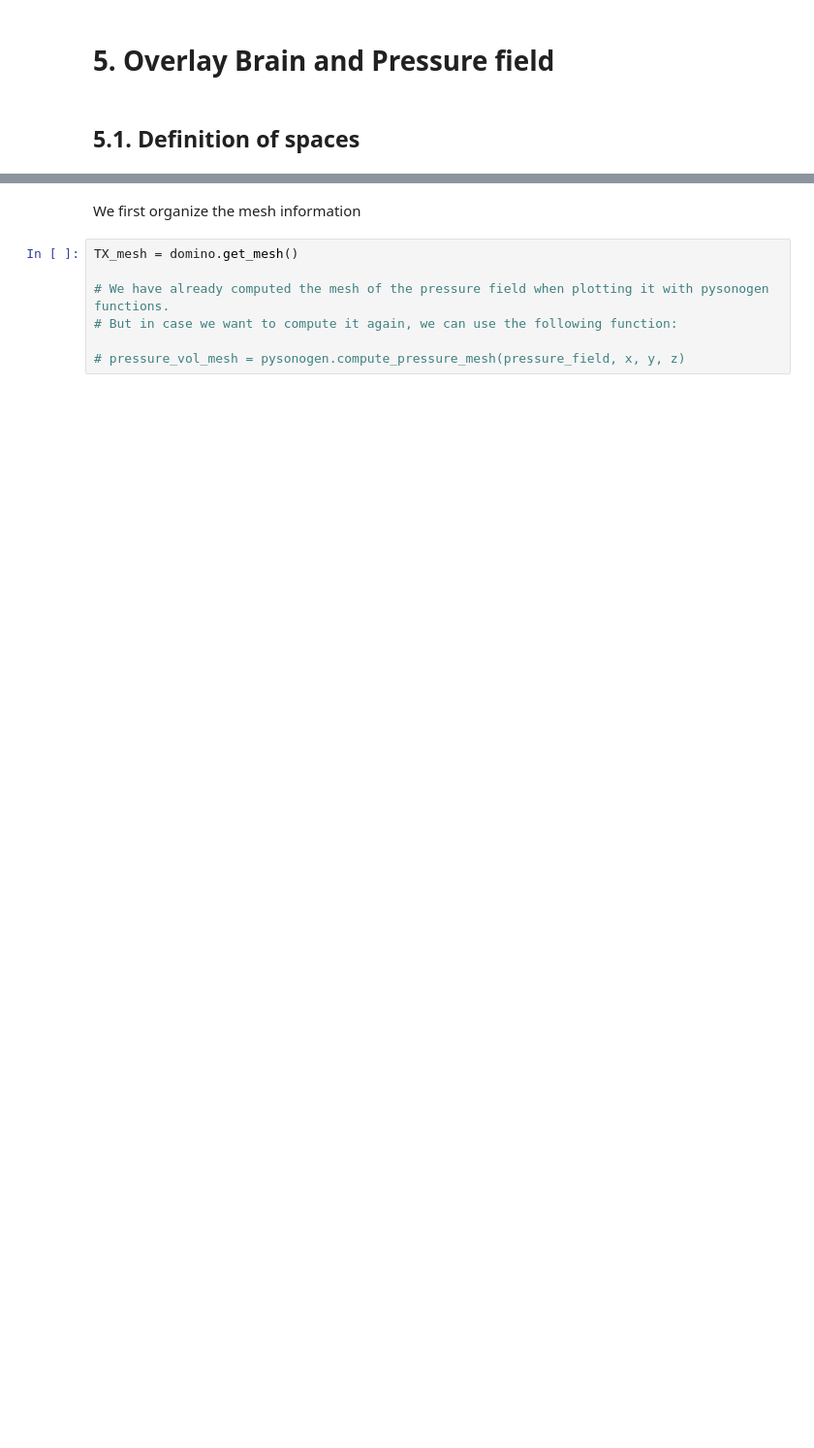
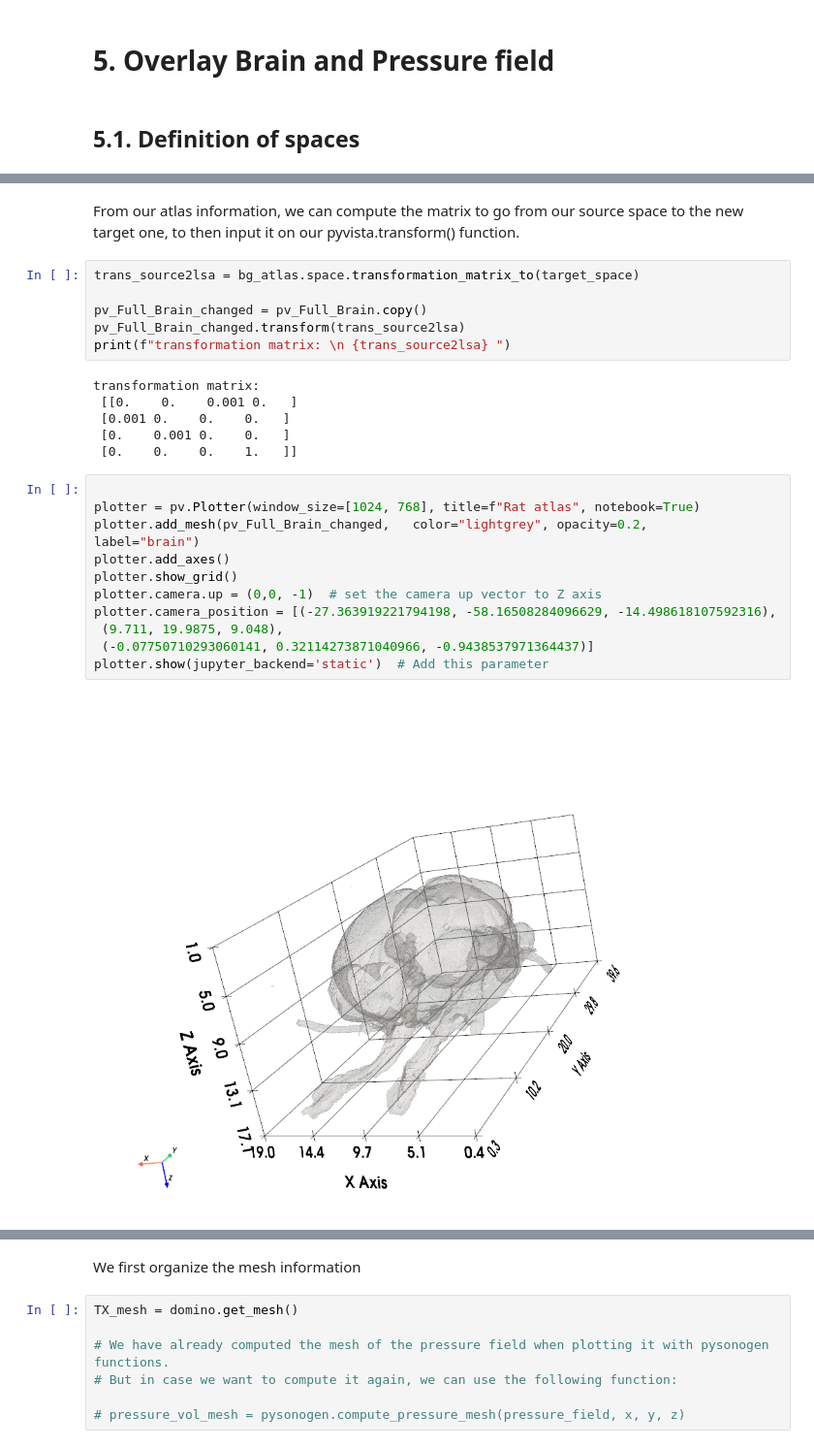
Before and after one commit to EstebanRivera08/eSDIva, a Jupyter notebook: notebook/Tutorial_NeuroSono.ipynb, the cells around one changed output, grey strips where cells are left out. Shown at 97% size. Cells and saved outputs as stored; diff of their text form; blank space fills up the shorter version.

```diff
--- a/notebook/Tutorial_NeuroSono.ipynb
+++ b/notebook/Tutorial_NeuroSono.ipynb
@@ -329,0 +382,27 @@ Widget(value='<iframe src="http://localhost:59042/index.html?ui=P_0x1744a5f8170_
+# %% [markdown]
+From our atlas information, we can compute the matrix to go from our source space to the new target one, to then input it on our pyvista.transform() function.
+# %%
+trans_source2lsa = bg_atlas.space.transformation_matrix_to(target_space)
+
+pv_Full_Brain_changed = pv_Full_Brain.copy()
+pv_Full_Brain_changed.transform(trans_source2lsa)
+print(f"transformation matrix: \n {trans_source2lsa} ")
+# %% [output]
+transformation matrix:
+ [[0.    0.    0.001 0.   ]
+ [0.001 0.    0.    0.   ]
+ [0.    0.001 0.    0.   ]
+ [0.    0.    0.    1.   ]]
+# %%
+
+plotter = pv.Plotter(window_size=[1024, 768], title=f"Rat atlas", notebook=True)
+plotter.add_mesh(pv_Full_Brain_changed,   color="lightgrey", opacity=0.2,    label="brain")
+plotter.add_axes()
+plotter.show_grid()
+plotter.camera.up = (0,0, -1)  # set the camera up vector to Z axis
+plotter.camera_position = [(-27.363919221794198, -58.16508284096629, -14.498618107592316),
+ (9.711, 19.9875, 9.048),
+ (-0.07750710293060141, 0.32114273871040966, -0.9438537971364437)]
+plotter.show(jupyter_backend='static')  # Add this parameter
+# %% [output]
+[figure, added]
```
Also changed, not shown: parts of 23 cells of this notebook.
